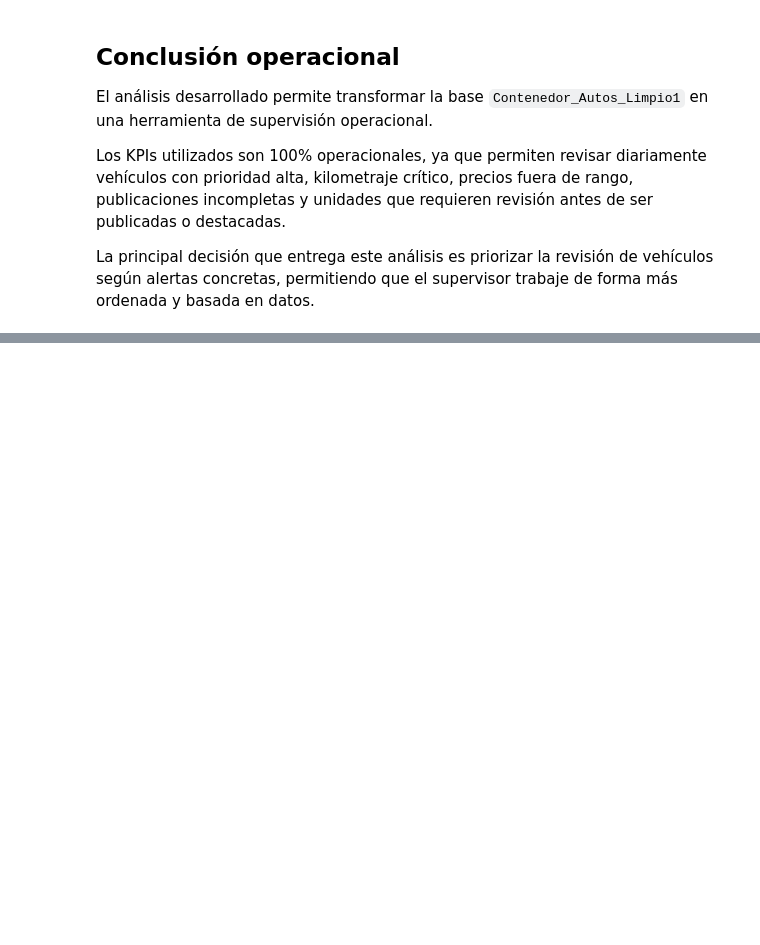
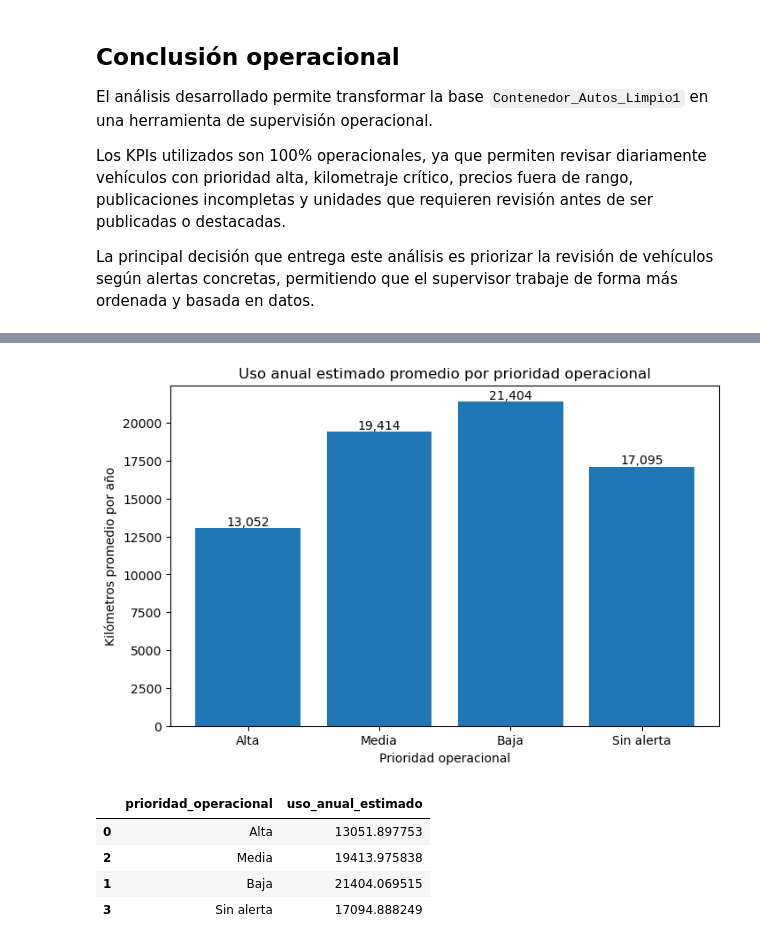
Before and after one commit to IICG-Coquimbo/practica-proyecto-autotec, a Jupyter notebook: autotec/semana5/Proyecto_Final.ipynb, the cells around one changed output, grey strips where cells are left out. Drawn from its saved outputs; the diff is of its cells as text; code cells hidden in the pictures; blank space fills up the shorter version.

```diff
--- a/autotec/semana5/Proyecto_Final.ipynb
+++ b/autotec/semana5/Proyecto_Final.ipynb
@@ -533,0 +771,40 @@ La principal decisión que entrega este análisis es priorizar la revisión de v
+# %%
+# ==========================================
+# GRÁFICO 5: USO ANUAL ESTIMADO POR PRIORIDAD
+# ==========================================
+
+df_uso_prioridad = df_op.groupby("prioridad_operacional")["uso_anual_estimado"].mean().reset_index()
+
+orden_prioridad = ["Alta", "Media", "Baja", "Sin alerta"]
+
+df_uso_prioridad["prioridad_operacional"] = pd.Categorical(
+    df_uso_prioridad["prioridad_operacional"],
+    categories=orden_prioridad,
+    ordered=True
+)
+
+df_uso_prioridad = df_uso_prioridad.sort_values("prioridad_operacional")
+
+plt.figure(figsize=(8, 5))
+plt.bar(
+    df_uso_prioridad["prioridad_operacional"].astype(str),
+    df_uso_prioridad["uso_anual_estimado"]
+)
+
+plt.title("Uso anual estimado promedio por prioridad operacional")
+plt.xlabel("Prioridad operacional")
+plt.ylabel("Kilómetros promedio por año")
+
+for i, valor in enumerate(df_uso_prioridad["uso_anual_estimado"]):
+    plt.text(i, valor, f"{valor:,.0f}", ha="center", va="bottom")
+
+plt.show()
+
+df_uso_prioridad
+# %% [output]
+[figure, added]
+|  | prioridad_operacional | uso_anual_estimado |
+| 0 | Alta | 13051.897753 |
+| 2 | Media | 19413.975838 |
+| 1 | Baja | 21404.069515 |
+| 3 | Sin alerta | 17094.888249 |
```
Also changed, not shown: parts of 9 cells of this notebook.
